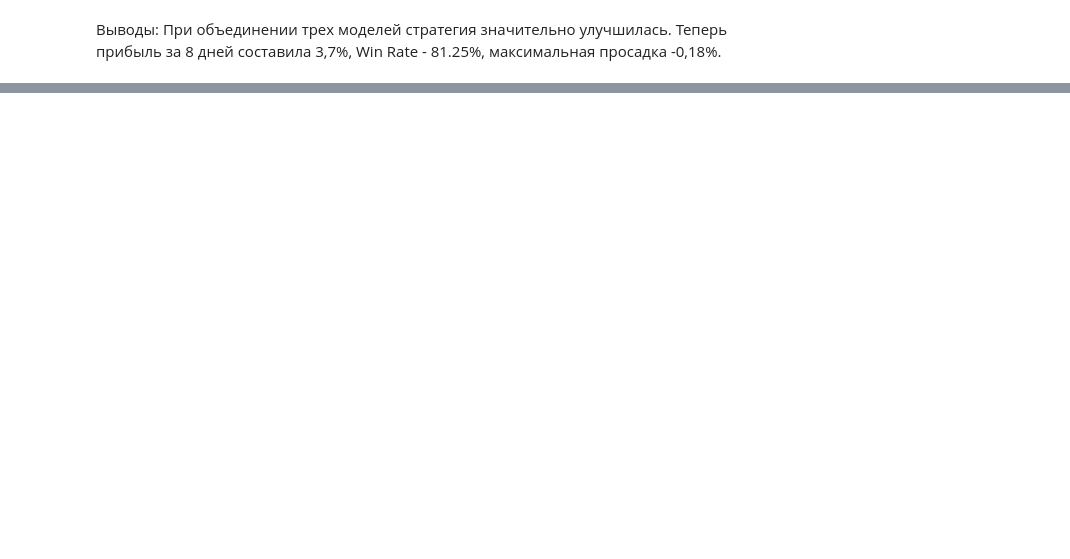
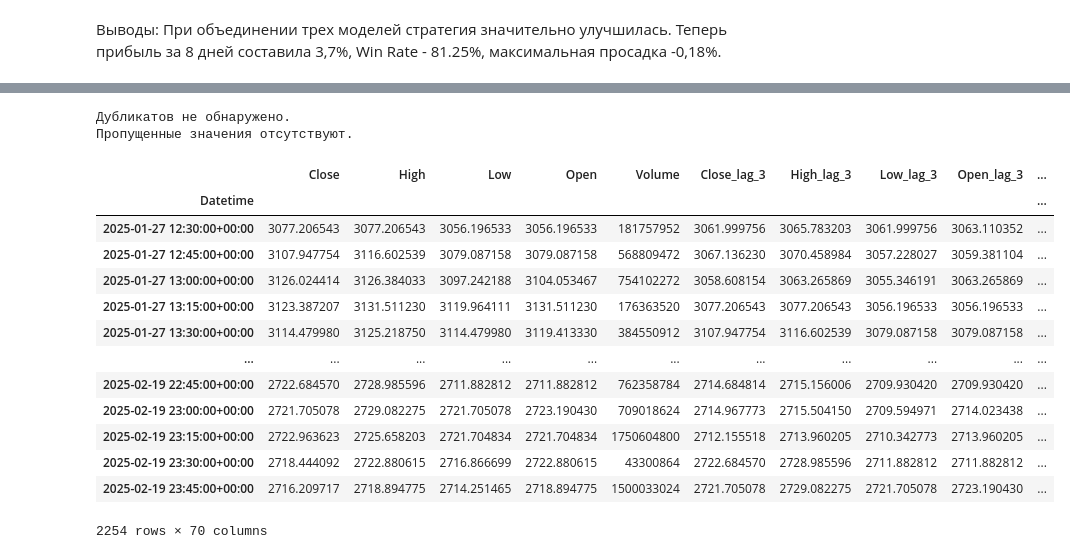
Before and after one commit to VitalyyN/ML_finance_OTUS, a Jupyter notebook: Task_4/HW_4.ipynb, the cells around one changed output, grey strips where cells are left out. Cells and saved outputs as stored; diff of their text form; code cells hidden in the pictures; blank space fills up the shorter version.

```diff
--- a/Task_4/HW_4.ipynb
+++ b/Task_4/HW_4.ipynb
@@ -3085,0 +3376,6 @@ Max. Drawdown [%]        : -0.1874933956412343
+# %%
+from datetime import datetime
+
+end = datetime.now().strftime('%Y-%m-%d')
+eth_df_last = yf.download('ETH-USD', start='2025-01-27', end=end, interval='15m', multi_level_index=False)
+eth_df_last
@@ -3085,0 +3398,25 @@ Max. Drawdown [%]        : -0.1874933956412343
+# %%
+eth_df_last_features = prepare_date(
+    eth_df_last, lags=window_lag, windows_SMA=window_SMA,
+    windows_RSI=window_RSI, windows_stats=windows_stats,
+    windows_trend=windows_trend)
+# %% [output]
+Дубликатов не обнаружено.
+Пропущенные значения отсутствуют.
+# %%
+eth_df_last_features
+# %% [output]
+|  | Close | High | Low | Open | Volume | Close_lag_3 | High_lag_3 | Low_lag_3 | Open_lag_3 | ... |
+| Datetime |  |  |  |  |  |  |  |  |  | ... |
+| 2025-01-27 12:30:00+00:00 | 3077.206543 | 3077.206543 | 3056.196533 | 3056.196533 | 181757952 | 3061.999756 | 3065.783203 | 3061.999756 | 3063.110352 | ... |
+| 2025-01-27 12:45:00+00:00 | 3107.947754 | 3116.602539 | 3079.087158 | 3079.087158 | 568809472 | 3067.136230 | 3070.458984 | 3057.228027 | 3059.381104 | ... |
+| 2025-01-27 13:00:00+00:00 | 3126.024414 | 3126.384033 | 3097.242188 | 3104.053467 | 754102272 | 3058.608154 | 3063.265869 | 3055.346191 | 3063.265869 | ... |
+| 2025-01-27 13:15:00+00:00 | 3123.387207 | 3131.511230 | 3119.964111 | 3131.511230 | 176363520 | 3077.206543 | 3077.206543 | 3056.196533 | 3056.196533 | ... |
+| 2025-01-27 13:30:00+00:00 | 3114.479980 | 3125.218750 | 3114.479980 | 3119.413330 | 384550912 | 3107.947754 | 3116.602539 | 3079.087158 | 3079.087158 | ... |
+| ... | ... | ... | ... | ... | ... | ... | ... | ... | ... | ... |
+| 2025-02-19 22:45:00+00:00 | 2722.684570 | 2728.985596 | 2711.882812 | 2711.882812 | 762358784 | 2714.684814 | 2715.156006 | 2709.930420 | 2709.930420 | ... |
+| 2025-02-19 23:00:00+00:00 | 2721.705078 | 2729.082275 | 2721.705078 | 2723.190430 | 709018624 | 2714.967773 | 2715.504150 | 2709.594971 | 2714.023438 | ... |
+| 2025-02-19 23:15:00+00:00 | 2722.963623 | 2725.658203 | 2721.704834 | 2721.704834 | 1750604800 | 2712.155518 | 2713.960205 | 2710.342773 | 2713.960205 | ... |
+| 2025-02-19 23:30:00+00:00 | 2718.444092 | 2722.880615 | 2716.866699 | 2722.880615 | 43300864 | 2722.684570 | 2728.985596 | 2711.882812 | 2711.882812 | ... |
+| 2025-02-19 23:45:00+00:00 | 2716.209717 | 2718.894775 | 2714.251465 | 2718.894775 | 1500033024 | 2721.705078 | 2729.082275 | 2721.705078 | 2723.190430 | ... |
+2254 rows × 70 columns
```
Also changed, not shown: parts of 27 cells of this notebook, 19 other files.
